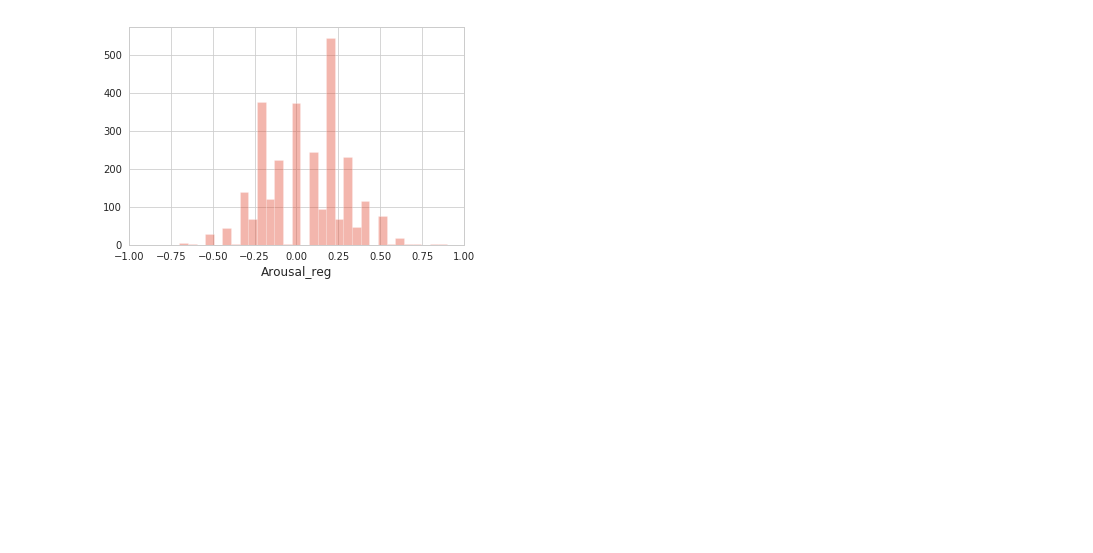
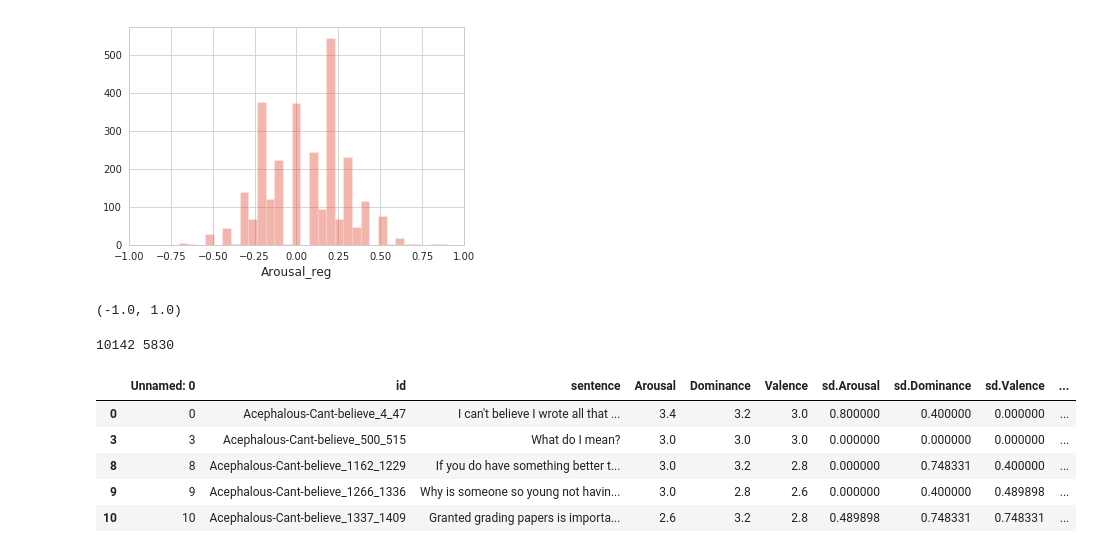
Before and after one commit to kurarrr/emotional-chatapp-core, a Jupyter notebook: api/analysis/plot_preprocess_data.ipynb, the cells around one changed output. Cells and saved outputs as stored; diff of their text form; code cells hidden in the pictures; blank space fills up the shorter version.

```diff
--- a/api/analysis/plot_preprocess_data.ipynb
+++ b/api/analysis/plot_preprocess_data.ipynb
@@ -220,0 +190,21 @@ plt.savefig('./plot_images/processed_dist_a_cut.png')
+# %%
+data_preprocessed = pd.read_csv('data_preprocessed_2.csv',encoding='utf-16')
+# '"をblankでreplaceしたものがdata_preprocessed_2.csv
+# %%
+a = 1
+b = 5
+data_preprocessed = data_preprocessed.assign(
+    Valence_reg = data_preprocessed.apply(lambda x: 2*(x['Valence']-a)/(b-a)-1, axis=1),
+    Arousal_reg = data_preprocessed.apply(lambda x: 2*(x['Arousal']-a)/(b-a)-1, axis=1),
+    Dominance_reg = data_preprocessed.apply(lambda x: 2*(x['Dominance']-a)/(b-a)-1, axis=1)
+)
+# %%
+data_preprocessed.Valence_reg.min(),data_preprocessed.Valence_reg.max()
+# %% [output]
+(-1.0, 1.0)
+# %%
+# 15words 以上を削る
+data_preprocessed_cut = data_preprocessed[data_preprocessed['words']<=15]
+print(len(data_preprocessed),len(data_preprocessed_cut))
+# %% [output]
+10142 5830
@@ -220,0 +213,9 @@ plt.savefig('./plot_images/processed_dist_a_cut.png')
+# %%
+data_preprocessed_cut.head()
+# %% [output]
+|  | Unnamed: 0 | id | sentence | Arousal | Dominance | Valence | sd.Arousal | sd.Dominance | sd.Valence | ... |
+| 0 | 0 | Acephalous-Cant-believe_4_47 | I can't believe I wrote all that ... | 3.4 | 3.2 | 3.0 | 0.800000 | 0.400000 | 0.000000 | ... |
+| 3 | 3 | Acephalous-Cant-believe_500_515 | What do I mean? | 3.0 | 3.0 | 3.0 | 0.000000 | 0.000000 | 0.000000 | ... |
+| 8 | 8 | Acephalous-Cant-believe_1162_1229 | If you do have something better t... | 3.0 | 3.2 | 2.8 | 0.000000 | 0.748331 | 0.400000 | ... |
+| 9 | 9 | Acephalous-Cant-believe_1266_1336 | Why is someone so young not havin... | 3.0 | 2.8 | 2.6 | 0.000000 | 0.400000 | 0.489898 | ... |
+| 10 | 10 | Acephalous-Cant-believe_1337_1409 | Granted grading papers is importa... | 2.6 | 3.2 | 2.8 | 0.489898 | 0.748331 | 0.748331 | ... |
```
Also changed, not shown: parts of 3 cells of this notebook, 7 other files.
